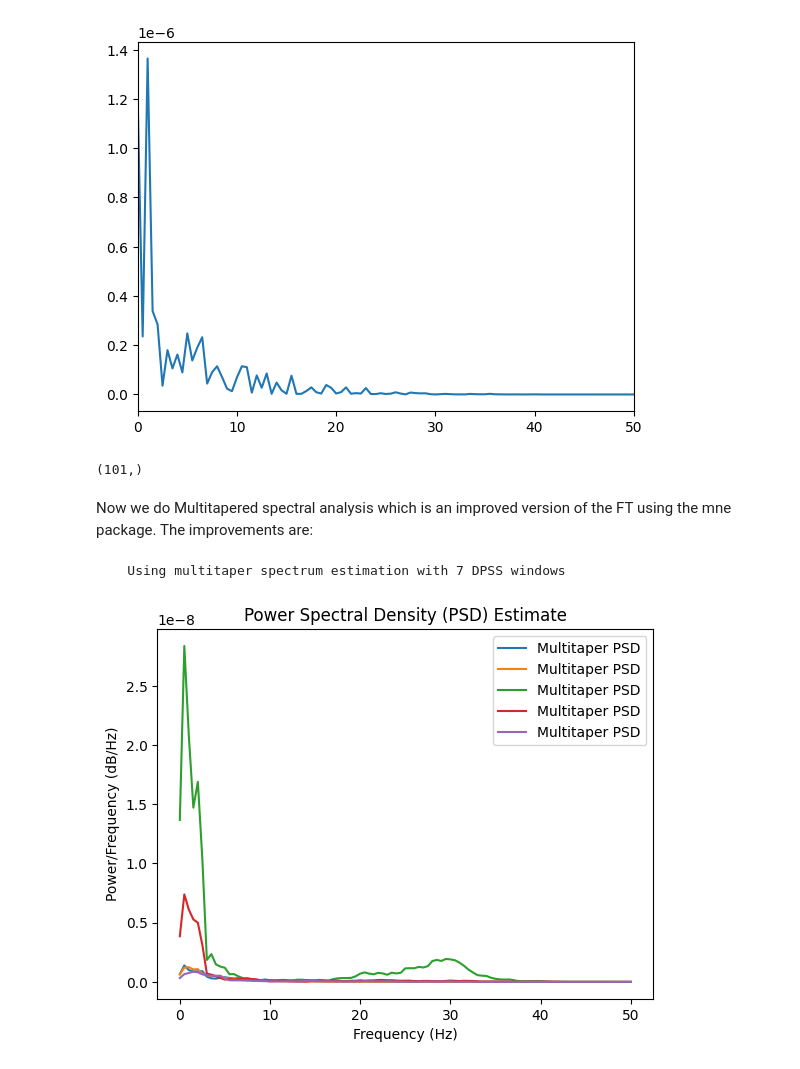
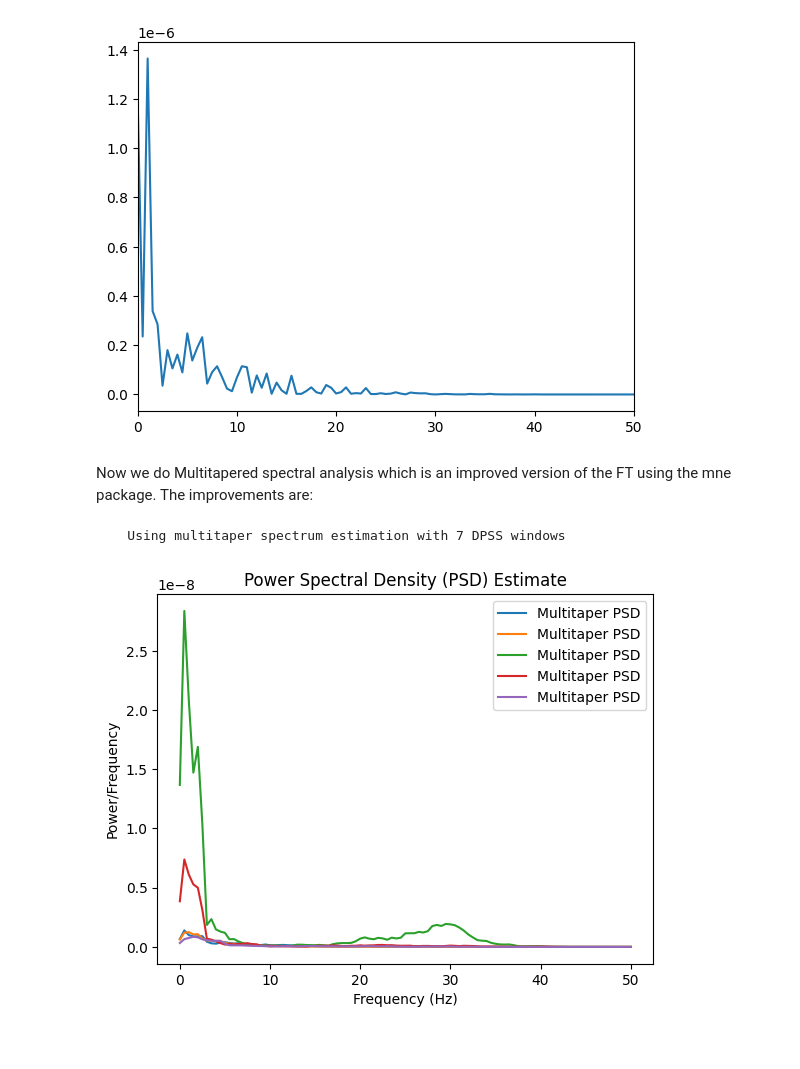
Before and after one commit to larsenalicia/TUe-Honors-MedAI-old, a Jupyter notebook: eda_nb/signal_processing.ipynb, the cells around one changed output. Cells and saved outputs as stored; diff of their text form; code cells hidden in the pictures.

```diff
--- a/eda_nb/signal_processing.ipynb
+++ b/eda_nb/signal_processing.ipynb
@@ -63,10 +60,6 @@ plt.xlim(0, 50)
 plt.show()
 # %% [output]
 [figure]
-# %%
-freq_bin[freq_bin <= 50].shape
-# %% [output]
-(101,)
 # %% [markdown]
 Now we do Multitapered spectral analysis which is an improved version of the FT using the mne package. The improvements are:
 # %%
@@ -75,20 +68,20 @@ from mne.time_frequency import psd_array_multitaper
 # %%
 # Calculate power spectral density (PSD) using multitaper method (Sample)
 n = len(eeg_df)
 n_sample = (n // 800) * 800
 X = eeg_df[:n_sample].reshape(n // 800, 800)
 
 psds, freqs = psd_array_multitaper(X, sfreq=400, fmin=0, fmax=50, n_jobs=1, output="power")
 plt.figure()
 plt.plot(freqs, psds[0:5].T, label='Multitaper PSD')
 plt.title('Power Spectral Density (PSD) Estimate')
 plt.xlabel('Frequency (Hz)')
-plt.ylabel('Power/Frequency (dB/Hz)')
+plt.ylabel('Power/Frequency')
 plt.legend()
 plt.show()
 # %% [output]
     Using multitaper spectrum estimation with 7 DPSS windows
-[figure, old version]
+[figure, new version]
 # %%
 # Define Multitaper method function
 def multitaper_spectral_analysis(sample, fs=400, fmin=0, fmax=50, epoch_size=2, f_res=0.5):
```
Also changed, not shown: parts of 12 cells of this notebook.
